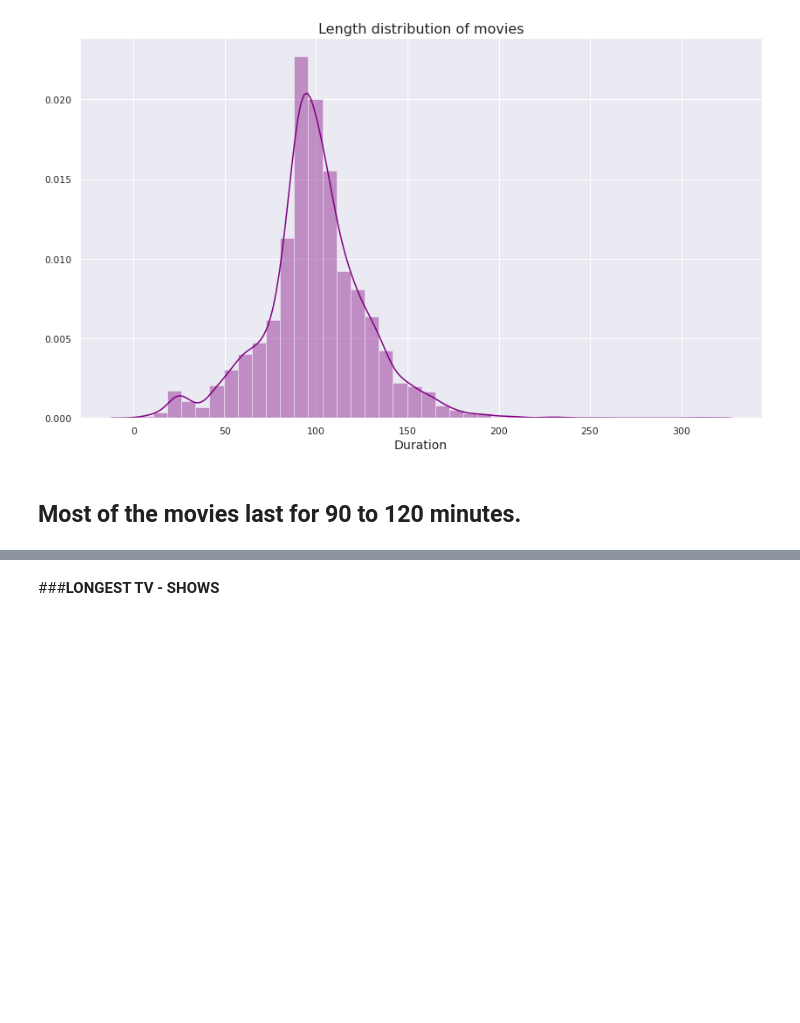
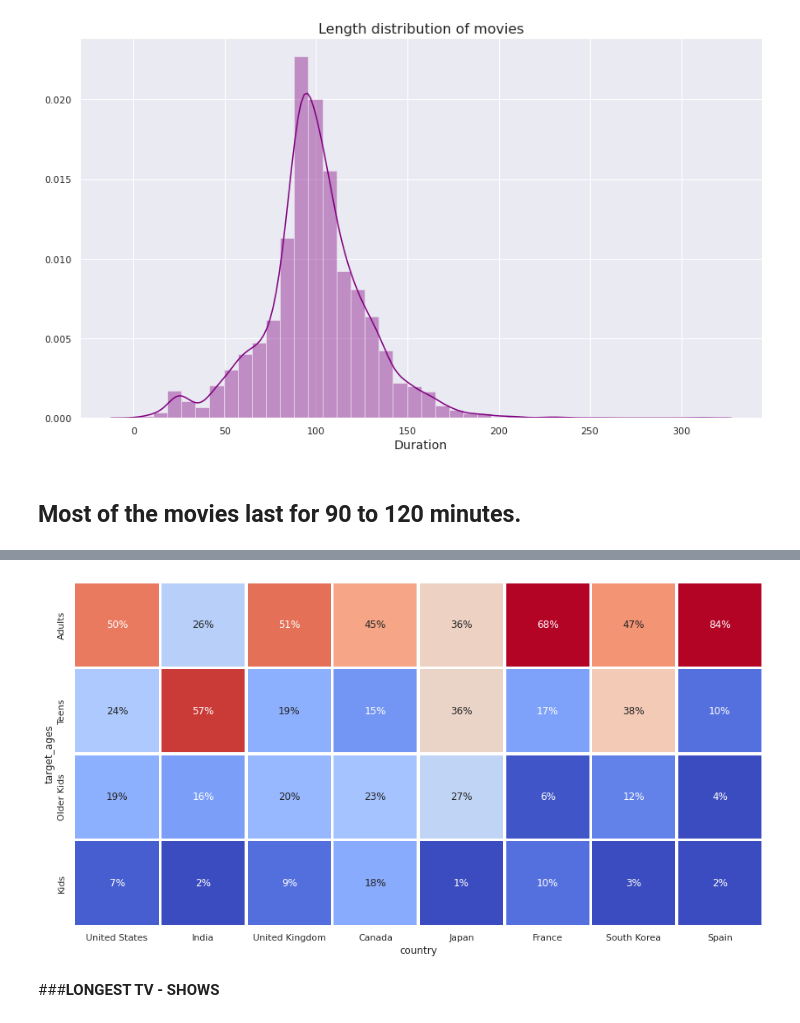
Before and after one commit to anup-anny/NETFLIX-MOVIES-AND-TV-SHOWS-CLUSTERING, a Jupyter notebook: NETFLIX_MOVIES_AND_TV_SHOWS_CLUSTERING.ipynb, the cells around one changed output, grey strips where cells are left out. Cells and saved outputs as stored; diff of their text form; code cells hidden in the pictures; blank space fills up the shorter version.

```diff
--- a/NETFLIX_MOVIES_AND_TV_SHOWS_CLUSTERING.ipynb
+++ b/NETFLIX_MOVIES_AND_TV_SHOWS_CLUSTERING.ipynb
@@ -438,6 +438,29 @@ plt.show()
 ###Second largest is the 'TV-14' stands for content that may be inappropriate for children younger than 14 years of age.
 
 ###Third largest is the very popular 'R' rating.An R-rated film is a film that has been assessed as having material which may be unsuitable for children under the age of 17 by the Motion Picture Association of America; the MPAA writes "Under 17 requires accompanying parent or adult guardian".
+# %%
+#Assigning the Ratings into grouped categories
+ratings = {
+    'TV-PG': 'Older Kids',
+    'TV-MA': 'Adults',
+    'TV-Y7-FV': 'Older Kids',
+    'TV-Y7': 'Older Kids',
+    'TV-14': 'Teens',
+    'R': 'Adults',
+    'TV-Y': 'Kids',
+    'NR': 'Adults',
+    'PG-13': 'Teens',
+    'TV-G': 'Kids',
+    'PG': 'Older Kids',
+    'G': 'Kids',
+    'UR': 'Adults',
+    'NC-17': 'Adults'
+}
+netflix['target_ages'] = netflix['rating'].replace(ratings)
+# %%
+# type should be a catego
+netflix['type'] = pd.Categorical(netflix['type'])
+netflix['target_ages'] = pd.Categorical(netflix['target_ages'], categories=['Kids', 'Older Kids', 'Teens', 'Adults'])
 # %%
 #Top 10 country wise analysis
 plt.figure(figsize=(20,12))
@@ -545,0 +571,9 @@ plt.show()
+# %%
+# Preparing data for heatmap
+netflix['count'] = 1
+data = netflix.groupby('country')[['country','count']].sum().sort_values(by='count',ascending=False).reset_index()[:10]
+data = data['country']
+
+heatmap = netflix.loc[netflix['country'].isin(data)]
+heatmap = pd.crosstab(heatmap['country'],heatmap['target_ages'],normalize = "index").T
+heatmap
@@ -546,3 +587,16 @@ plt.show()
+# %%
+# Plotting the heatmap
+fig, ax = plt.subplots(1, 1, figsize=(15, 15))
+
+country_order = ['United States', 'India', 'United Kingdom', 'Canada', 'Japan', 'France', 'South Korea', 'Spain']
+
+age_order = ['Adults', 'Teens', 'Older Kids', 'Kids']
+
+sns.heatmap(heatmap.loc[age_order,country_order],cmap="coolwarm",square=True, linewidth=2.5,cbar=False,
+            annot=True,fmt='1.0%',vmax=.6,vmin=0.05,ax=ax,annot_kws={"fontsize":12})
+plt.show()
+# %% [output]
+[figure, added]
 # %% [markdown]
 ###**LONGEST TV - SHOWS**
 # %%
```
Also changed, not shown: parts of 27 cells of this notebook.
